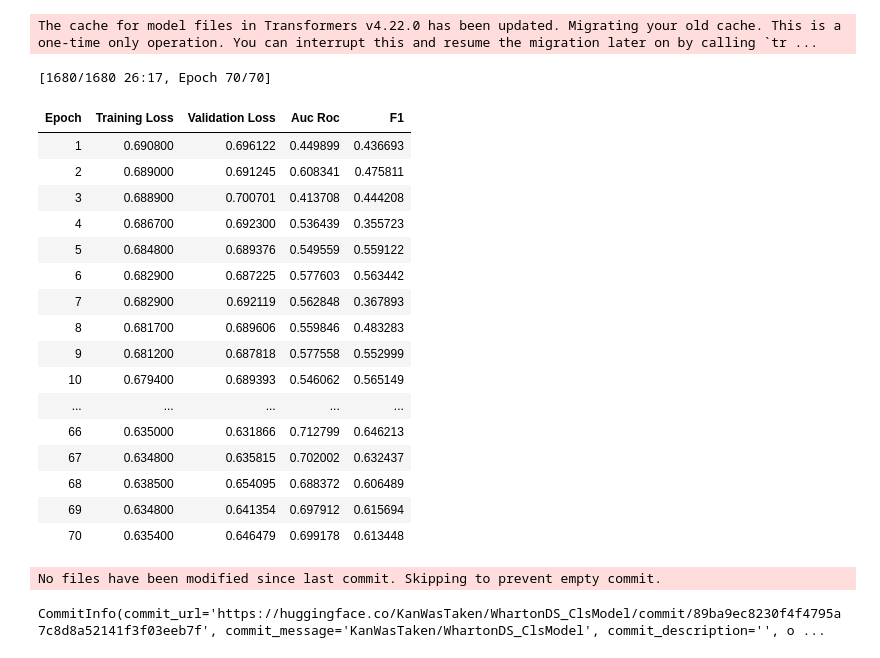
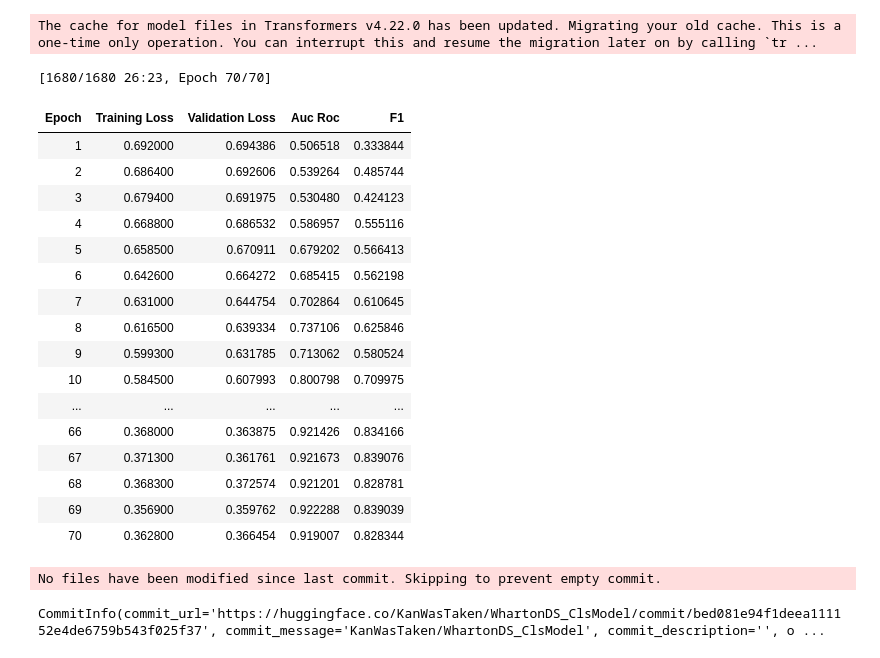
Before and after one commit to KangaOnGit/Wharton-Data-Science-Competition, a Jupyter notebook: Test1.ipynb, the cells around one changed output. Drawn from its saved outputs; the diff is of its cells as text; code cells hidden in the pictures.

Commit message:
Kaggle Notebook | Classification Model (Wharton) | Version 28

```diff
--- a/Test1.ipynb
+++ b/Test1.ipynb
@@ -635,7 +635,7 @@ warnings.filterwarnings(
 
 training_args = TrainingArguments(
     output_dir="./WhartonDS_ClsModel",
-    learning_rate = 6e-6,
+    learning_rate = 1e-5,
     eval_strategy="epoch",  # Evaluate at each epoch
     save_strategy="epoch",
     logging_strategy="epoch",  # Log every epoch
@@ -649,52 +649,52 @@ training_args = TrainingArguments(
     report_to="none",
     push_to_hub=True,
     optim = 'adamw_torch',
-    lr_scheduler_type="cosine",
+    lr_scheduler_type="cosine_with_restarts",
     hub_model_id="KanWasTaken/WhartonDS_ClsModel",
     load_best_model_at_end=True,
-    metric_for_best_model="loss",
+    metric_for_best_model="eval_loss",
     greater_is_better=False,
     save_total_limit = 1
 )
 
 
 # Initialize Model
 model = FeatureGroupingModel(FeatureGroupingConfig())
 
 trainer = Trainer(
     model=model.to(device),
     args=training_args,
     train_dataset=train_set,
     eval_dataset=val_set,
     compute_metrics=compute_metrics
 )
 
 # Train the Model
 trainer.train()
 
 # Save Model
 trainer.save_model("./WhartonDS_ClsModel")
 
 # Save Model to Hugging Face Hub
 trainer.push_to_hub("KanWasTaken/WhartonDS_ClsModel")
 # %% [output]
-[1680/1680 26:17, Epoch 70/70]
+[1680/1680 26:23, Epoch 70/70]
 | Epoch | Training Loss | Validation Loss | Auc Roc | F1 |
-| 1 | 0.690800 | 0.696122 | 0.449899 | 0.436693 |
-| 2 | 0.689000 | 0.691245 | 0.608341 | 0.475811 |
-| 3 | 0.688900 | 0.700701 | 0.413708 | 0.444208 |
-| 4 | 0.686700 | 0.692300 | 0.536439 | 0.355723 |
-| 5 | 0.684800 | 0.689376 | 0.549559 | 0.559122 |
-| 6 | 0.682900 | 0.687225 | 0.577603 | 0.563442 |
-| 7 | 0.682900 | 0.692119 | 0.562848 | 0.367893 |
-| 8 | 0.681700 | 0.689606 | 0.559846 | 0.483283 |
-| 9 | 0.681200 | 0.687818 | 0.577558 | 0.552999 |
-| 10 | 0.679400 | 0.689393 | 0.546062 | 0.565149 |
+| 1 | 0.692000 | 0.694386 | 0.506518 | 0.333844 |
+| 2 | 0.686400 | 0.692606 | 0.539264 | 0.485744 |
+| 3 | 0.679400 | 0.691975 | 0.530480 | 0.424123 |
+| 4 | 0.668800 | 0.686532 | 0.586957 | 0.555116 |
+| 5 | 0.658500 | 0.670911 | 0.679202 | 0.566413 |
+| 6 | 0.642600 | 0.664272 | 0.685415 | 0.562198 |
+| 7 | 0.631000 | 0.644754 | 0.702864 | 0.610645 |
+| 8 | 0.616500 | 0.639334 | 0.737106 | 0.625846 |
+| 9 | 0.599300 | 0.631785 | 0.713062 | 0.580524 |
+| 10 | 0.584500 | 0.607993 | 0.800798 | 0.709975 |
 | ... | ... | ... | ... | ... |
-| 66 | 0.635000 | 0.631866 | 0.712799 | 0.646213 |
-| 67 | 0.634800 | 0.635815 | 0.702002 | 0.632437 |
-| 68 | 0.638500 | 0.654095 | 0.688372 | 0.606489 |
-| 69 | 0.634800 | 0.641354 | 0.697912 | 0.615694 |
-| 70 | 0.635400 | 0.646479 | 0.699178 | 0.613448 |
+| 66 | 0.368000 | 0.363875 | 0.921426 | 0.834166 |
+| 67 | 0.371300 | 0.361761 | 0.921673 | 0.839076 |
+| 68 | 0.368300 | 0.372574 | 0.921201 | 0.828781 |
+| 69 | 0.356900 | 0.359762 | 0.922288 | 0.839039 |
+| 70 | 0.362800 | 0.366454 | 0.919007 | 0.828344 |
 No files have been modified since last commit. Skipping to prevent empty commit.
-CommitInfo(commit_url='https://huggingface.co/KanWasTaken/WhartonDS_ClsModel/commit/89ba9ec8230f4f4795a7c8d8a52141f3f03eeb7f', commit_message='KanWasTaken/WhartonDS_ClsModel', commit_description='', o ...
+CommitInfo(commit_url='https://huggingface.co/KanWasTaken/WhartonDS_ClsModel/commit/bed081e94f1deea111152e4de6759b543f025f37', commit_message='KanWasTaken/WhartonDS_ClsModel', commit_description='', o ...
```
Also changed, not shown: parts of 1 cell of this notebook.
